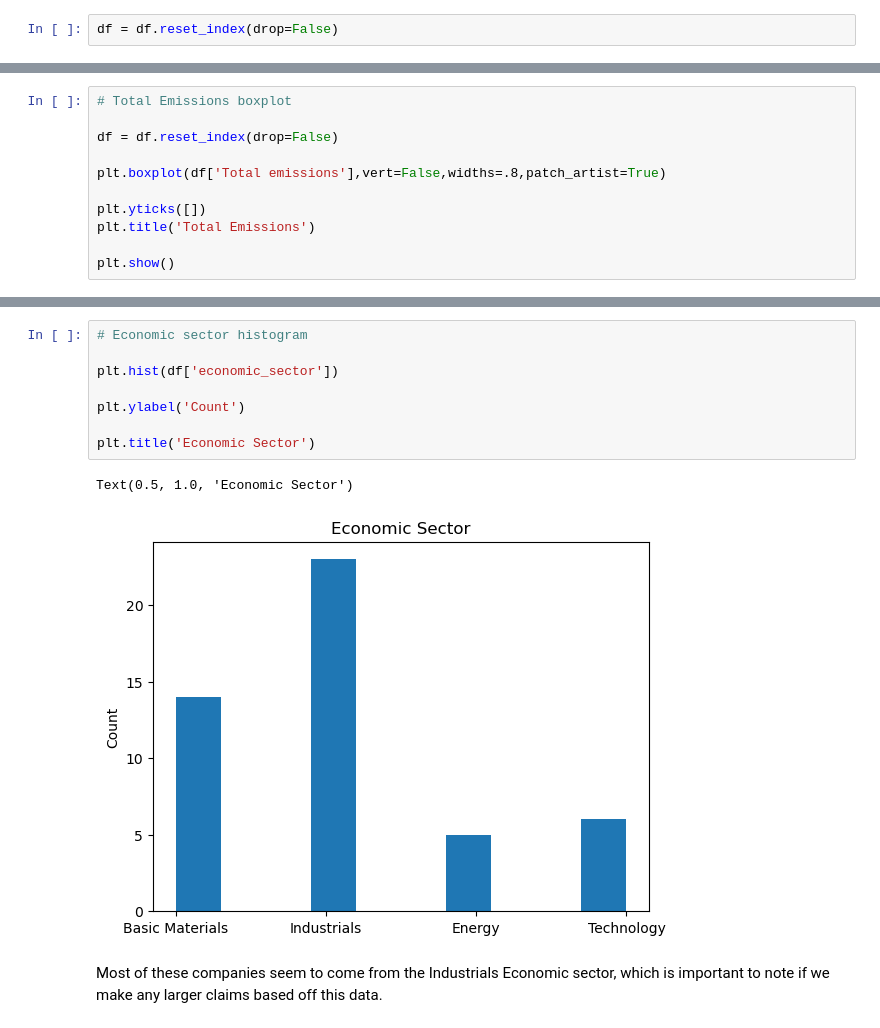
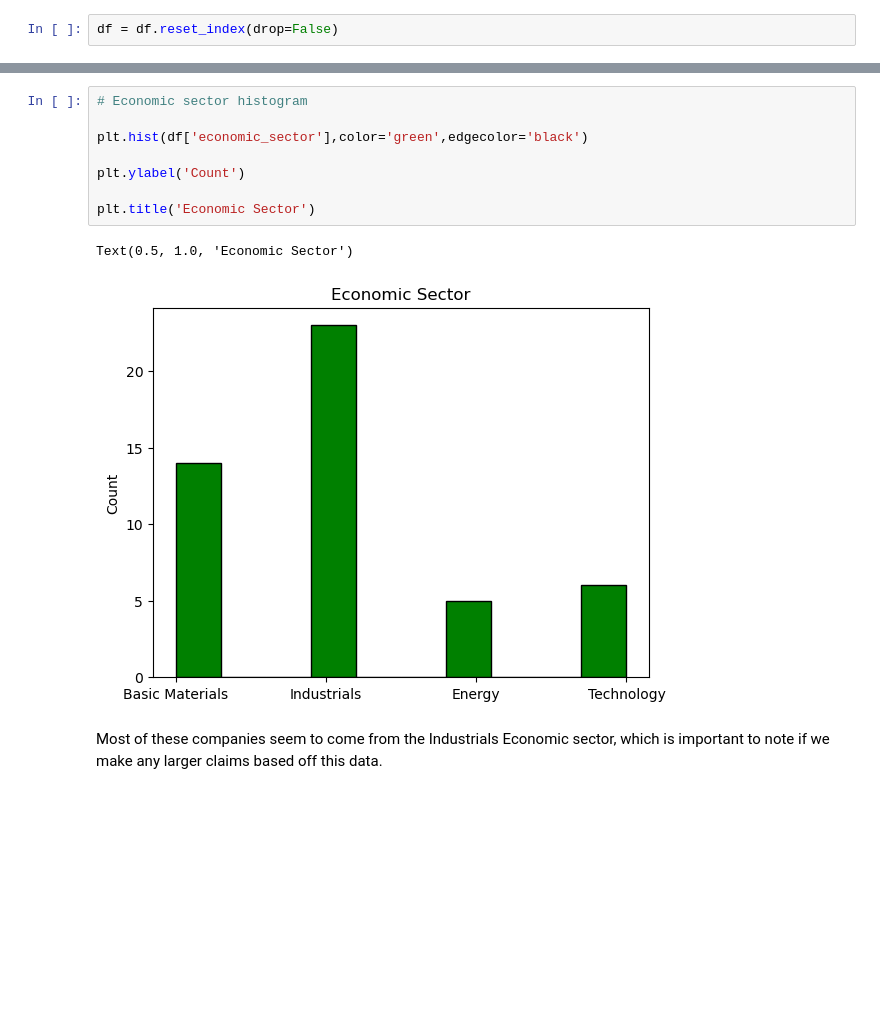
Before and after one commit to joshfeld2928/Corporate-Environmental-Impact, a Jupyter notebook: corpEnviroFin.ipynb, the cells around one changed output, grey strips where cells are left out. Saved outputs shown, nothing was run; the diff lists cells and outputs as text; blank space fills up the shorter version.

```diff
--- a/corpEnviroFin.ipynb
+++ b/corpEnviroFin.ipynb
@@ -176,11 +176,0 @@ df = df.reset_index(drop=False)
-# %%
-# Total Emissions boxplot
-
-df = df.reset_index(drop=False)
-
-plt.boxplot(df['Total emissions'],vert=False,widths=.8,patch_artist=True)
-
-plt.yticks([])
-plt.title('Total Emissions')
-
-plt.show()
@@ -204,14 +185,14 @@ plt.show()
 # %%
 # Economic sector histogram
 
-plt.hist(df['economic_sector'])
+plt.hist(df['economic_sector'],color='green',edgecolor='black')
 
 plt.ylabel('Count')
 
 plt.title('Economic Sector')
 # %% [output]
 Text(0.5, 1.0, 'Economic Sector')
-[figure, old version]
+[figure, new version]
 # %% [markdown]
 Most of these companies seem to come from the Industrials Economic sector, which is important to note if we make any larger claims based off this data.
 # %%
```
Also changed, not shown: parts of 8 cells of this notebook.
